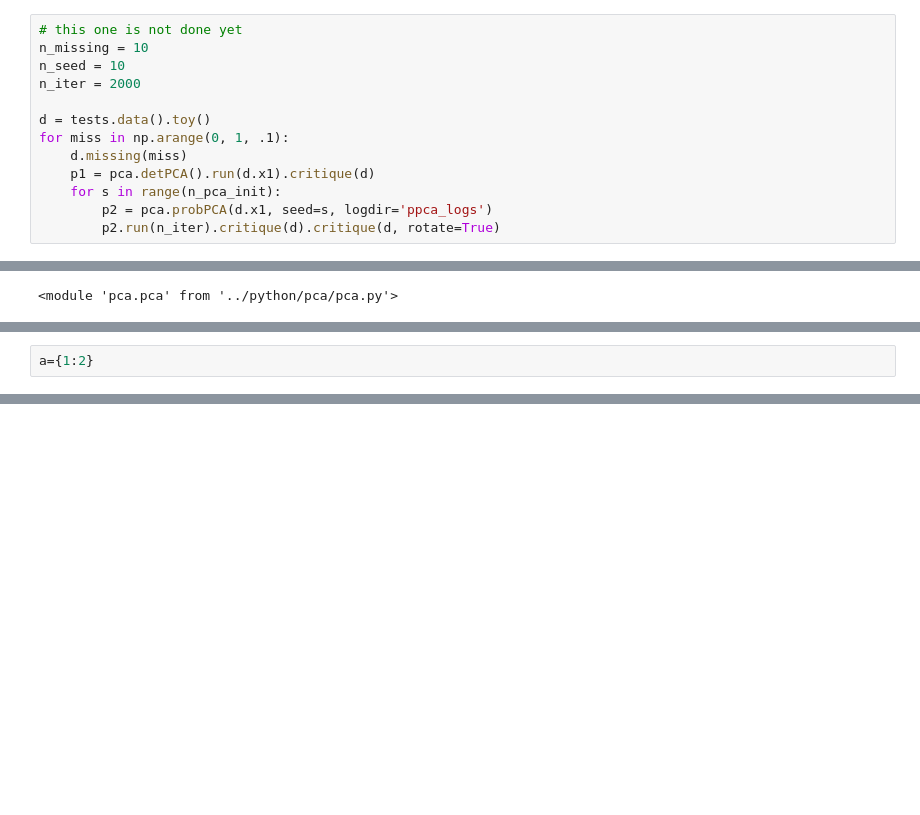
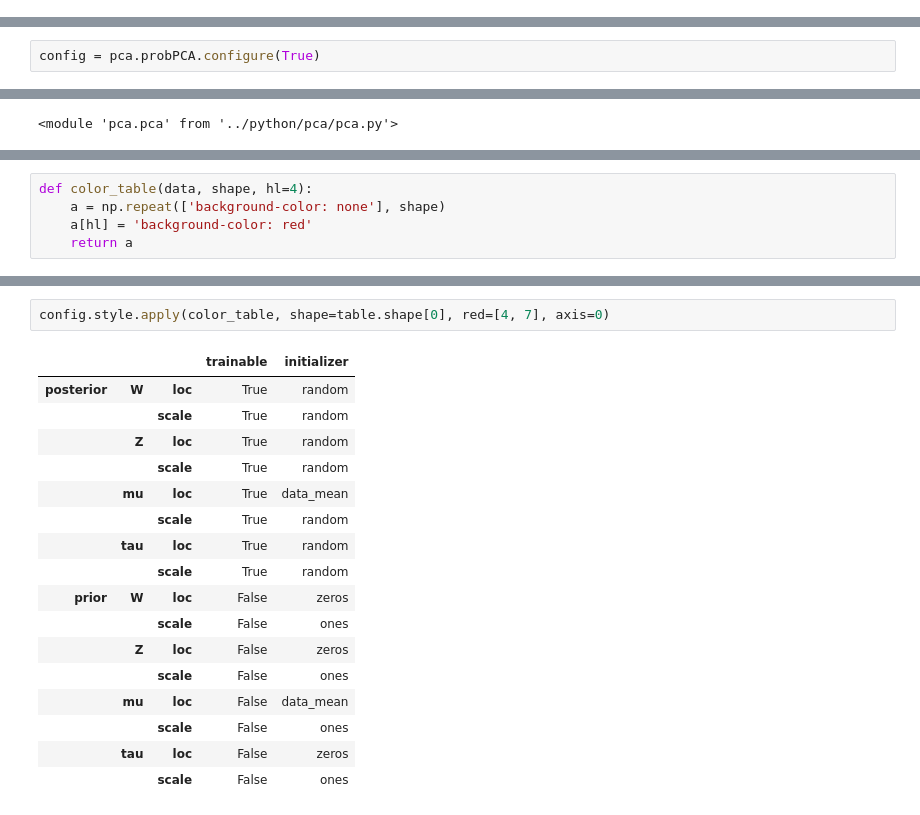
Before and after one commit to betaplane/cezanne, a Jupyter notebook: notebooks/PPCA.ipynb, the cells around one changed output, grey strips where cells are left out. Cells and saved outputs as stored; diff of their text form; blank space fills up the shorter version.

```diff
--- a/notebooks/PPCA.ipynb
+++ b/notebooks/PPCA.ipynb
@@ -378,19 +376,6 @@ b.groupby('data').mean()['tau'].plot.kde(ax=axs[1, 1], title='tau')
 b['tau'].plot.kde(ax=axs[1, 1]);
 # %% [output]
 [figure]
-# %%
-# this one is not done yet
-n_missing = 10
-n_seed = 10
-n_iter = 2000
-
-d = tests.data().toy()
-for miss in np.arange(0, 1, .1):
-    d.missing(miss)
-    p1 = pca.detPCA().run(d.x1).critique(d)
-    for s in range(n_pca_init):
-        p2 = pca.probPCA(d.x1, seed=s, logdir='ppca_logs')
-        p2.run(n_iter).critique(d).critique(d, rotate=True)
 # %% [markdown]
 #### Experiment 2
 # %%
@@ -533,3 +530,5 @@ loss[loss.hyper][['mu', 'seed']].pivot(columns='seed')
+# %%
+config = pca.probPCA.configure(True)
 # %%
 reload(pca)
 # %% [output]
@@ -559,2 +536,5 @@ c
-# %%
-a={1:2}
+# %%
+def color_table(data, shape, hl=4):
+    a = np.repeat(['background-color: none'], shape)
+    a[hl] = 'background-color: red'
+    return a
@@ -560,0 +552,20 @@ a={1:2}
+# %%
+config.style.apply(color_table, shape=table.shape[0], red=[4, 7], axis=0)
+# %% [output]
+|  |  |  | trainable | initializer |
+| posterior | W | loc | True | random |
+|  |  | scale | True | random |
+|  | Z | loc | True | random |
+|  |  | scale | True | random |
+|  | mu | loc | True | data_mean |
+|  |  | scale | True | random |
+|  | tau | loc | True | random |
+|  |  | scale | True | random |
+| prior | W | loc | False | zeros |
+|  |  | scale | False | ones |
+|  | Z | loc | False | zeros |
+|  |  | scale | False | ones |
+|  | mu | loc | False | data_mean |
+|  |  | scale | False | ones |
+|  | tau | loc | False | zeros |
+|  |  | scale | False | ones |
```
Also changed, not shown: parts of 22 cells of this notebook, 6 other files.
